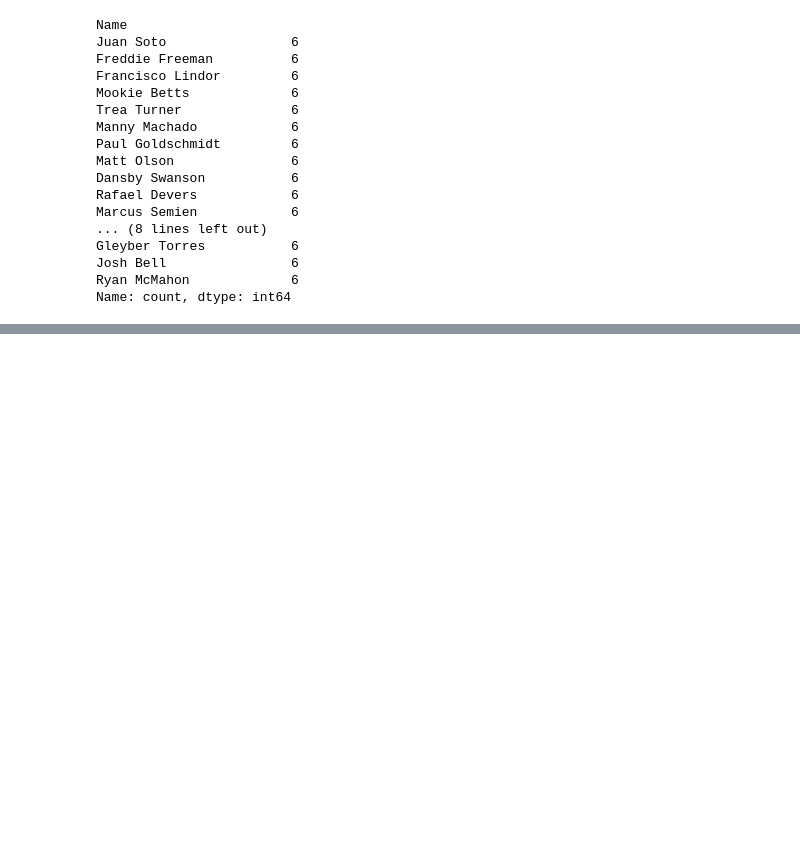
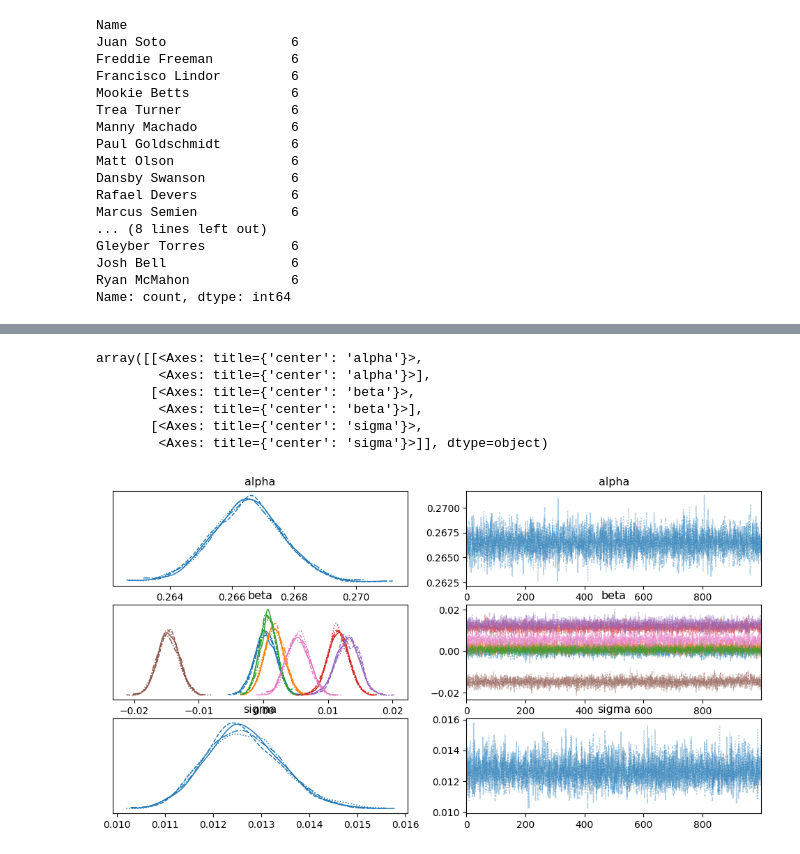
Before and after one commit to alexanderneva/baseball, a Jupyter notebook: AO_Model_v1.ipynb, the cells around one changed output, grey strips where cells are left out. Saved outputs shown, nothing was run; the diff lists cells and outputs as text; code cells hidden in the pictures; blank space fills up the shorter version.

Commit message:
ran A0 with trace

```diff
--- a/AO_Model_v1.ipynb
+++ b/AO_Model_v1.ipynb
@@ -105,0 +104,10 @@ ValueError: Not enough samples to build a trace.
+# %%
+az.plot_trace(idata)
+# %% [output]
+array([[<Axes: title={'center': 'alpha'}>,
+        <Axes: title={'center': 'alpha'}>],
+       [<Axes: title={'center': 'beta'}>,
+        <Axes: title={'center': 'beta'}>],
+       [<Axes: title={'center': 'sigma'}>,
+        <Axes: title={'center': 'sigma'}>]], dtype=object)
+[figure, added]
```
Also changed, not shown: parts of 3 cells of this notebook.
